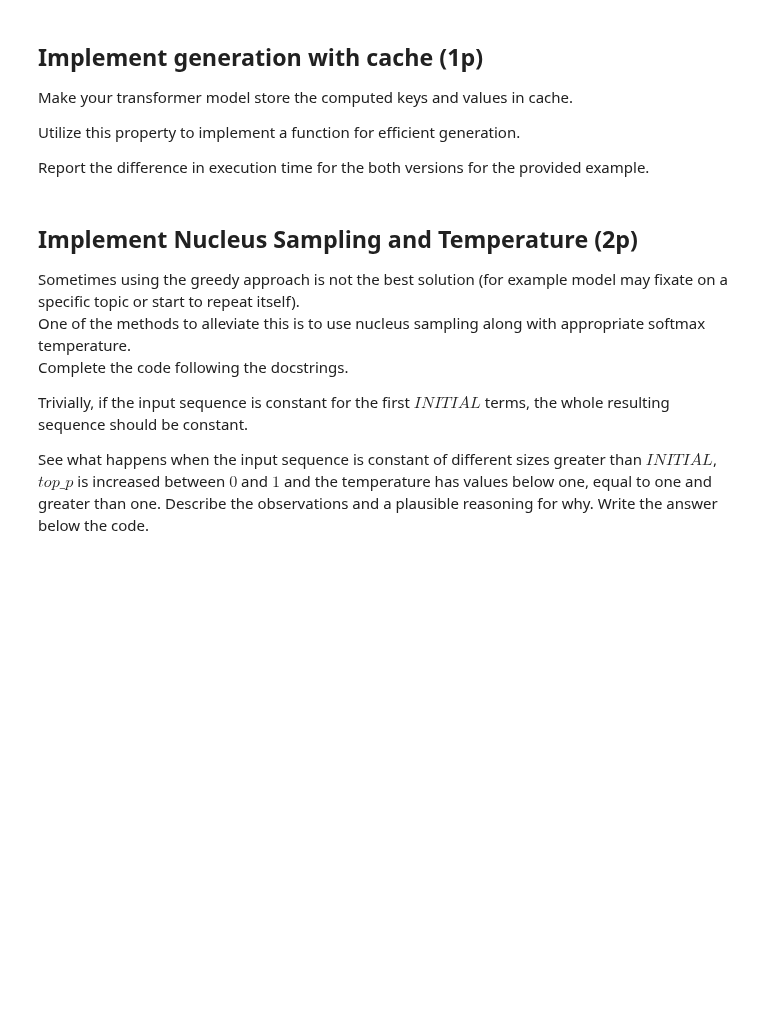
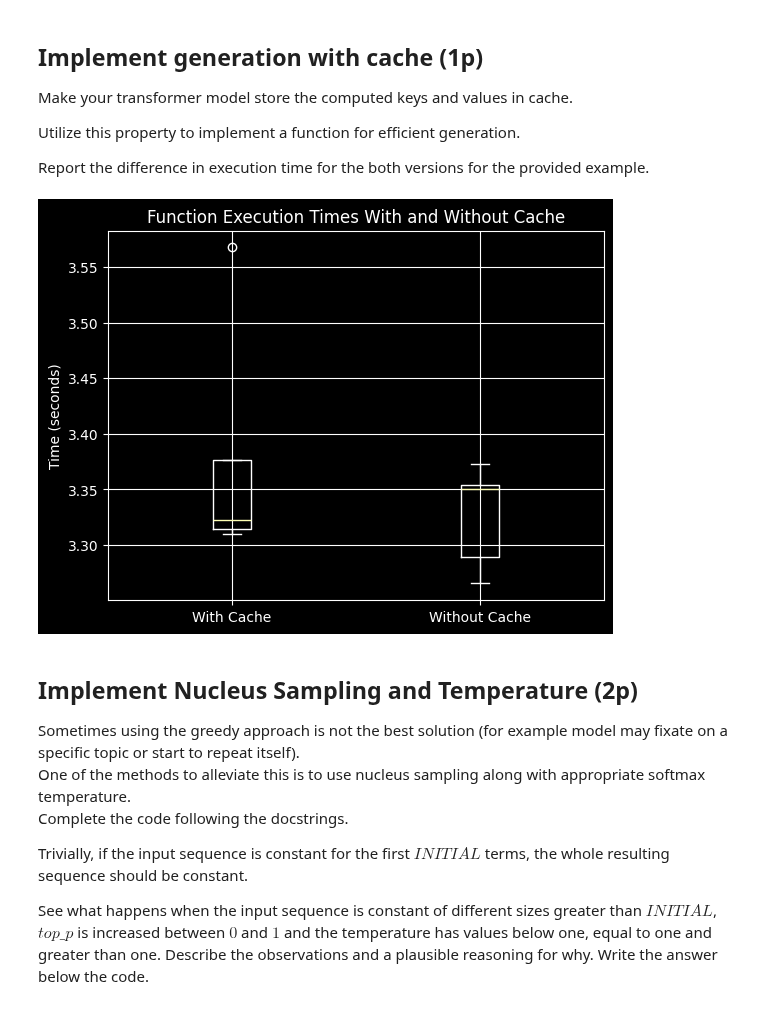
Before and after one commit to aderylo/DNN-23, a Jupyter notebook: notebooks/hw3.ipynb, the cells around one changed output. Drawn from its saved outputs; the diff is of its cells as text; code cells hidden in the pictures; blank space fills up the shorter version.

Commit message:
add perf measurements and ploting of cache vs no cache

```diff
--- a/notebooks/hw3.ipynb
+++ b/notebooks/hw3.ipynb
@@ -385,6 +385,11 @@ class Attention(torch.nn.Module):
         (q, k, v) = self.head_proj(x)
         (encoded_q, encoded_k) = (self.RoPE(q), self.RoPE(k))
         batch_size, seq_len, num_heads, head_dim = q.shape
+
+        cached_k, cached_v = cache
+        if cached_k.size(1) > 0:
+            k = torch.cat([cached_k, k], dim=1)
+            v = torch.cat([cached_v, v], dim=1)
 
         # Calculate attention scores and weights [BATCH, num_heads, SEQ_LEN, SEQ_LEN]
         attention_scores = torch.einsum('bihd,bjhd->bhij', encoded_q, encoded_k)
@@ -458,7 +463,7 @@ def test_attention():
     test_shapes()
 
     # Uncomment after implementing cache
-    #test_shapes_cache()
+    test_shapes_cache()
 
     test_attention_masking()
 
@@ -966,6 +973,28 @@ def test_generation(model):
     test_equivalence()
 
 test_generation(model)
+# %%
+import timeit
+import matplotlib.pyplot as plt
+
+batch = 3
+gen_seq_len = SEQ_LEN * 5
+input = input = torch.randint(0, VOCAB_SIZE, (batch, SEQ_LEN))
+
+times_without_cache = timeit.repeat(lambda : generate_naive(model, input, gen_seq_len), number=1, repeat=5)
+times_with_cache = timeit.repeat(lambda : generate_with_cache(model, input, gen_seq_len), number=1, repeat=5)
+
+plt.style.use('dark_background')
+plt.boxplot([times_with_cache, times_without_cache], labels=['With Cache', 'Without Cache'])
+
+plt.title('Execution Times With and Without Cache')
+plt.ylabel('Time (seconds)')
+plt.grid(True)
+
+# Display the plot
+plt.show()
+# %% [output]
+[figure, added]
 # %% [markdown]
 ## Implement Nucleus Sampling and Temperature (2p)
 Sometimes using the greedy approach is not the best solution (for example model may fixate on a specific topic or start to repeat itself).
```
Also changed, not shown: parts of 2 cells of this notebook.
